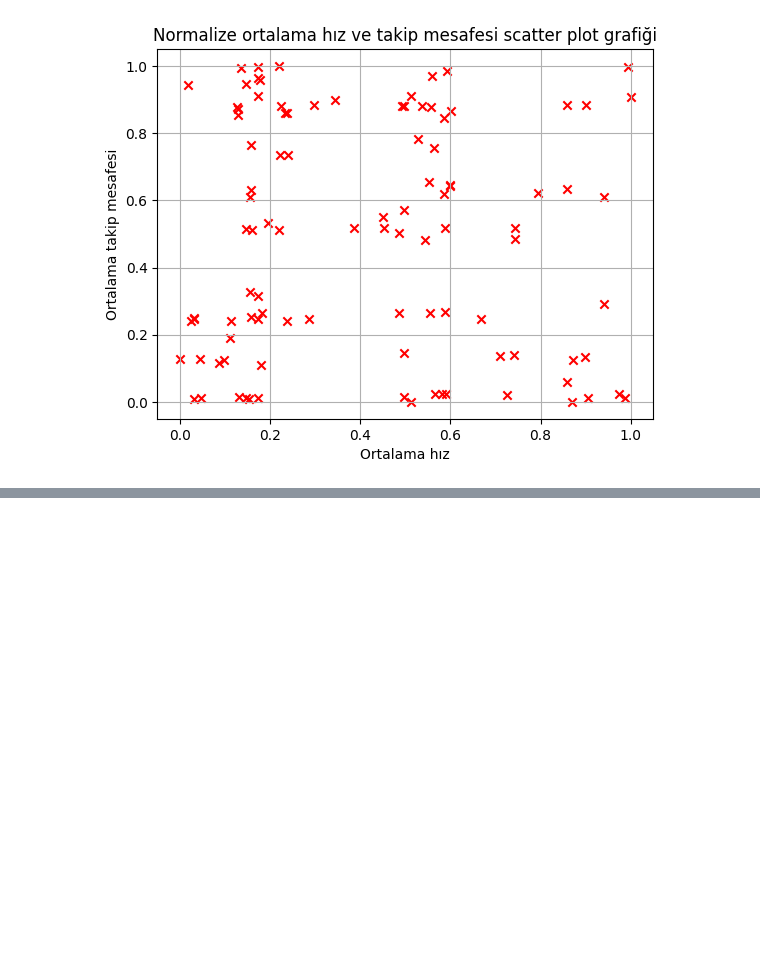
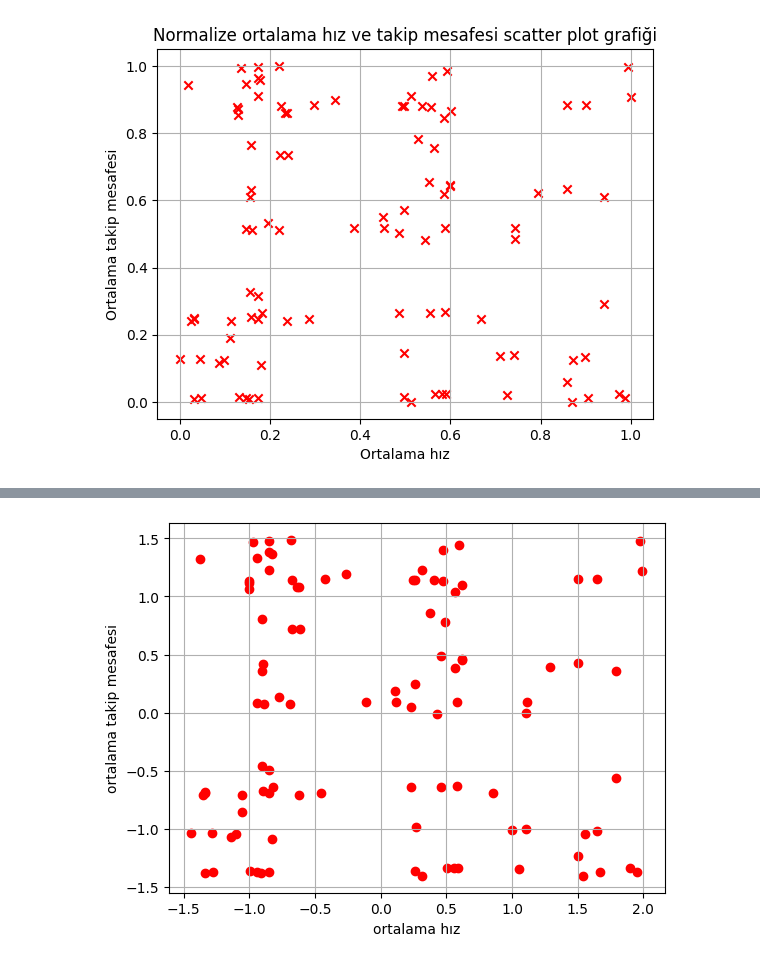
Before and after one commit to barisedin/Yapay_zeka_isleri, a Jupyter notebook: Normalizasyon ve grafikler/Untitled.ipynb, the cells around one changed output, grey strips where cells are left out. Cells and saved outputs as stored; diff of their text form; code cells hidden in the pictures; blank space fills up the shorter version.

```diff
--- a/Normalizasyon ve grafikler/Untitled.ipynb
+++ b/Normalizasyon ve grafikler/Untitled.ipynb
@@ -173,0 +203,8 @@ standartization_veri["id"] = df["id"]
+# %%
+standar_veri = pd.DataFrame()
+# %%
+standar_veri["id"]= df["id"]
+# %%
+standar_veri["standart_ortalama_hız"]=(df["ortalama_hız"]-df["ortalama_hız"].mean())/df["ortalama_hız"].std()
+# %%
+standar_veri["standart_takip_mesafesi"]=(df["ortalama_takip"]-df["ortalama_takip"].mean())/df["ortalama_takip"].std()
@@ -173,0 +220,10 @@ standartization_veri["id"] = df["id"]
+# %%
+plt.scatter(standar_veri.standart_ortalama_hız,standar_veri.standart_takip_mesafesi,color="red")
+
+plt.xlabel("ortalama hız")
+plt.ylabel("ortalama takip mesafesi")
+
+plt.grid()
+plt.show()
+# %% [output]
+[figure, added]
```
Also changed, not shown: parts of 4 cells of this notebook.
